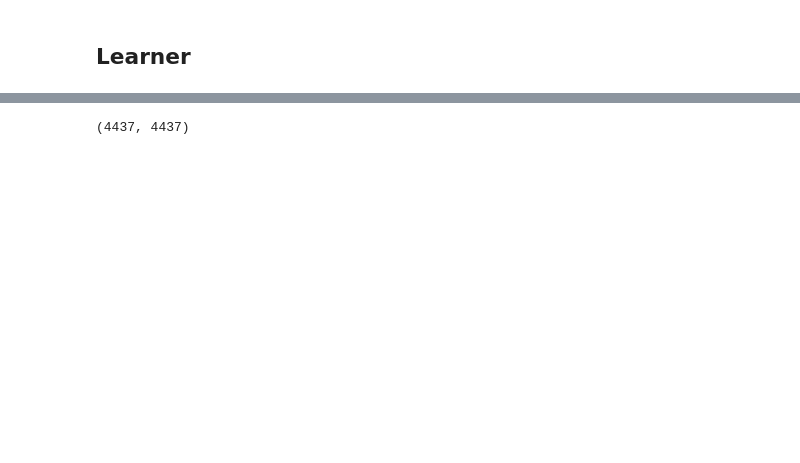
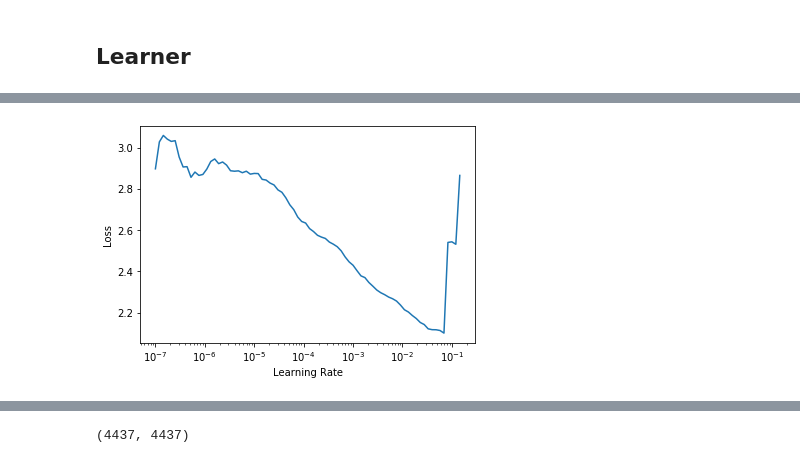
Before and after one commit to qAp/kgl_clouds, a Jupyter notebook: multicloudtype-gcp.ipynb, the cells around one changed output, grey strips where cells are left out. Drawn from its saved outputs; the diff is of its cells as text; code cells hidden in the pictures; blank space fills up the shorter version.

```diff
--- a/multicloudtype-gcp.ipynb
+++ b/multicloudtype-gcp.ipynb
@@ -469,0 +487,3 @@ learn.lr_find(start_lr=1e-5, end_lr=10)
+# %%
+learn.lr_find()
+# %% [output]
@@ -470 +491,2 @@ learn.lr_find(start_lr=1e-5, end_lr=10)
+[figure, added]
 # %%
```
Also changed, not shown: parts of 50 cells of this notebook.
